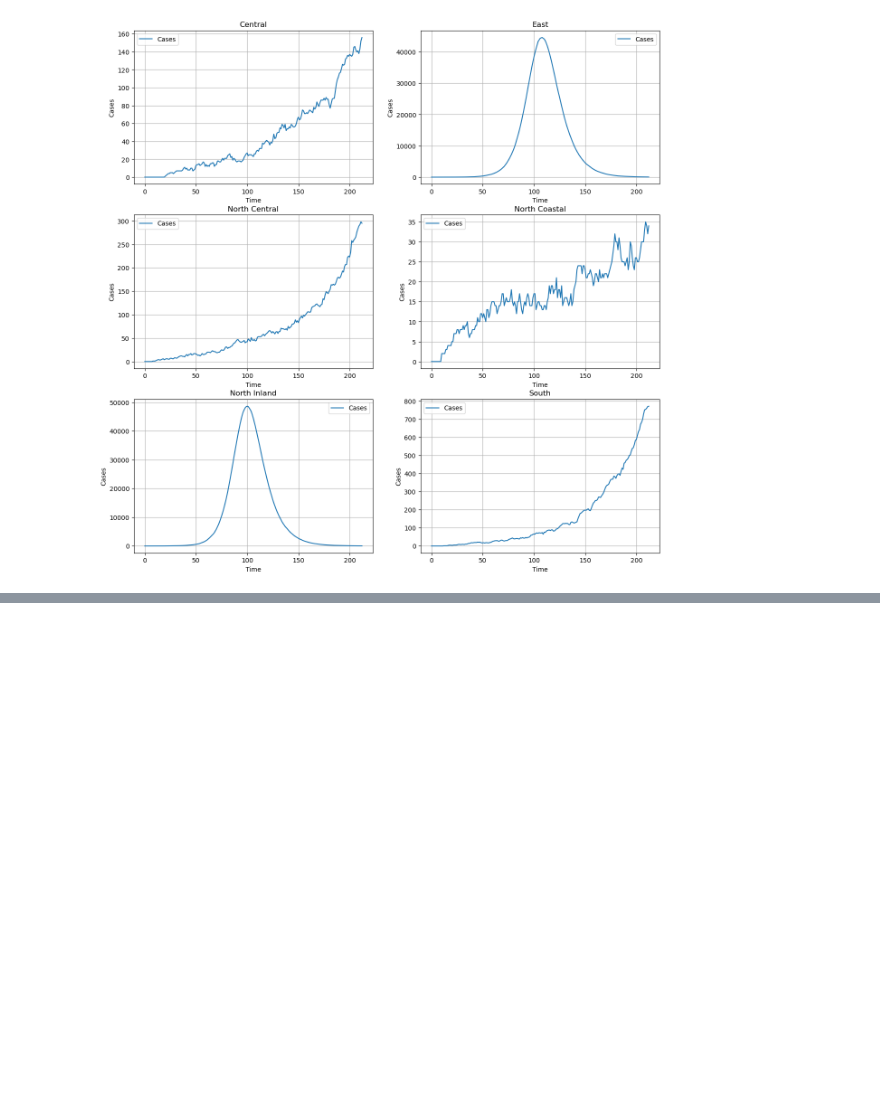
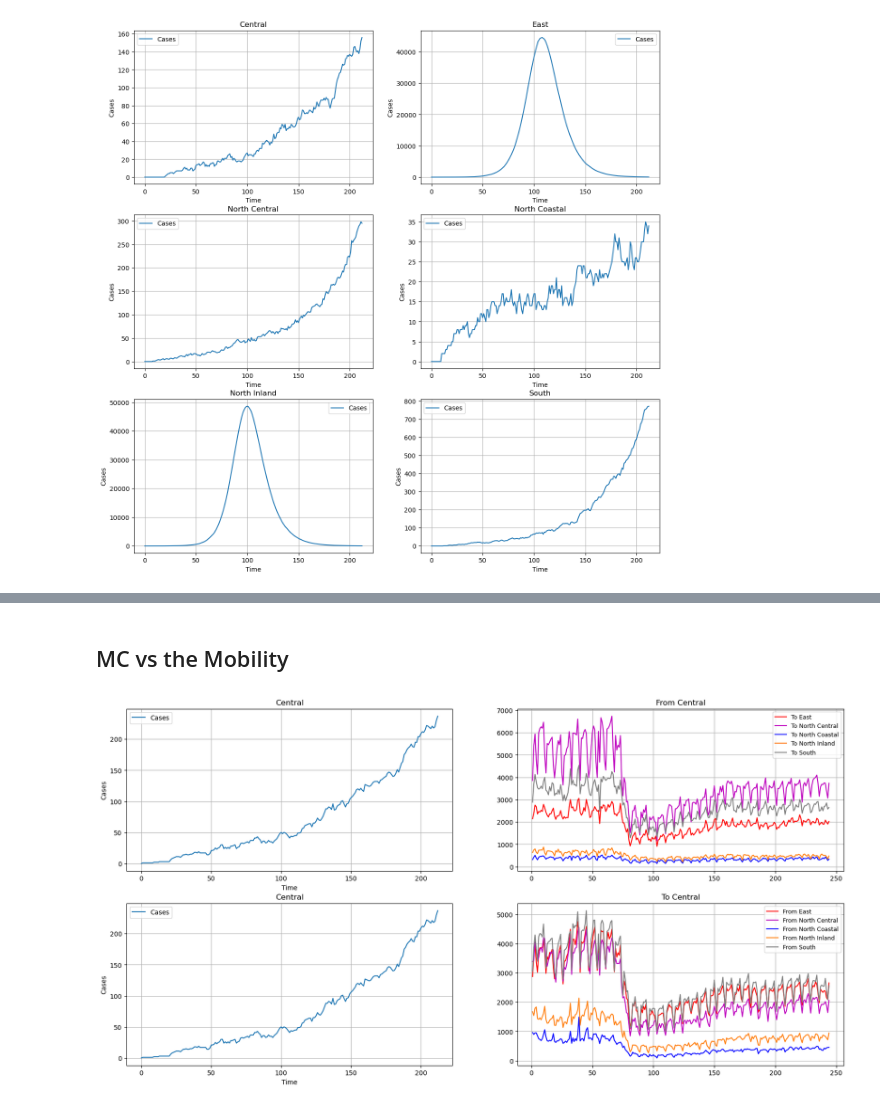
Before and after one commit to kazi0302/COVID-19-Modeling-and-Parameter-Fitting, a Jupyter notebook: Monte Carlo Simulation/MC_simulator_v2.ipynb, the cells around one changed output, grey strips where cells are left out. Cells and saved outputs as stored; diff of their text form; code cells hidden in the pictures; blank space fills up the shorter version.

```diff
--- a/Monte Carlo Simulation/MC_simulator_v2.ipynb
+++ b/Monte Carlo Simulation/MC_simulator_v2.ipynb
@@ -1064,0 +1103,2 @@ plot_total('South', 5, south_high_v1, south_low_v1, south_lsqs_min)
+# %% [markdown]
+## MC vs the Mobility
@@ -1064,0 +1161,36 @@ plot_total('South', 5, south_high_v1, south_low_v1, south_lsqs_min)
+# %%
+fig, ((ax1, ax2), (ax3, ax4)) = plt.subplots(2, 2, figsize=(20, 10))
+
+ax1.set_title('Central')
+ax1.plot(time[:-2], total_central, label='Cases')
+ax1.legend()
+ax1.set_xlabel('Time')
+ax1.set_ylabel('Cases')
+ax1.grid()
+
+ax2.set_title('From Central')
+ax2.plot(df['Date', 'Date'], df['Central', 'East'], label = 'To East', color = 'r')
+ax2.plot(df['Date', 'Date'], df['Central', 'North Central'], label = 'To North Central', color = 'm')
+ax2.plot(df['Date', 'Date'], df['Central', 'North Coastal'], label = 'To North Coastal', color = 'b')
+ax2.plot(df['Date', 'Date'], df['Central', 'North Inland'], label = 'To North Inland', color = 'tab:orange')
+ax2.plot(df['Date', 'Date'], df['Central', 'South'], label = 'To South', color = 'tab:gray')
+ax2.legend(loc='upper right', fontsize='9')
+ax2.grid()
+
+ax3.set_title('Central')
+ax3.plot(time[:-2], total_central, label='Cases')
+ax3.legend()
+ax3.set_xlabel('Time')
+ax3.set_ylabel('Cases')
+ax3.grid()
+
+ax4.set_title('To Central')
+ax4.plot(df['Date', 'Date'], df['East', 'Central'], label = 'From East', color = 'r')
+ax4.plot(df['Date', 'Date'], df['North Central', 'Central'], label = 'From North Central', color = 'm')
+ax4.plot(df['Date', 'Date'], df['North Coastal', 'Central'], label = 'From North Coastal', color = 'b')
+ax4.plot(df['Date', 'Date'], df['North Inland', 'Central'], label = 'From North Inland', color = 'tab:orange')
+ax4.plot(df['Date', 'Date'], df['South', 'Central'], label = 'From South', color = 'tab:gray')
+ax4.legend(loc='upper right', fontsize='9')
+ax4.grid()
+# %% [output]
+[figure, added]
```
Also changed, not shown: parts of 16 cells of this notebook, 12 other files.
